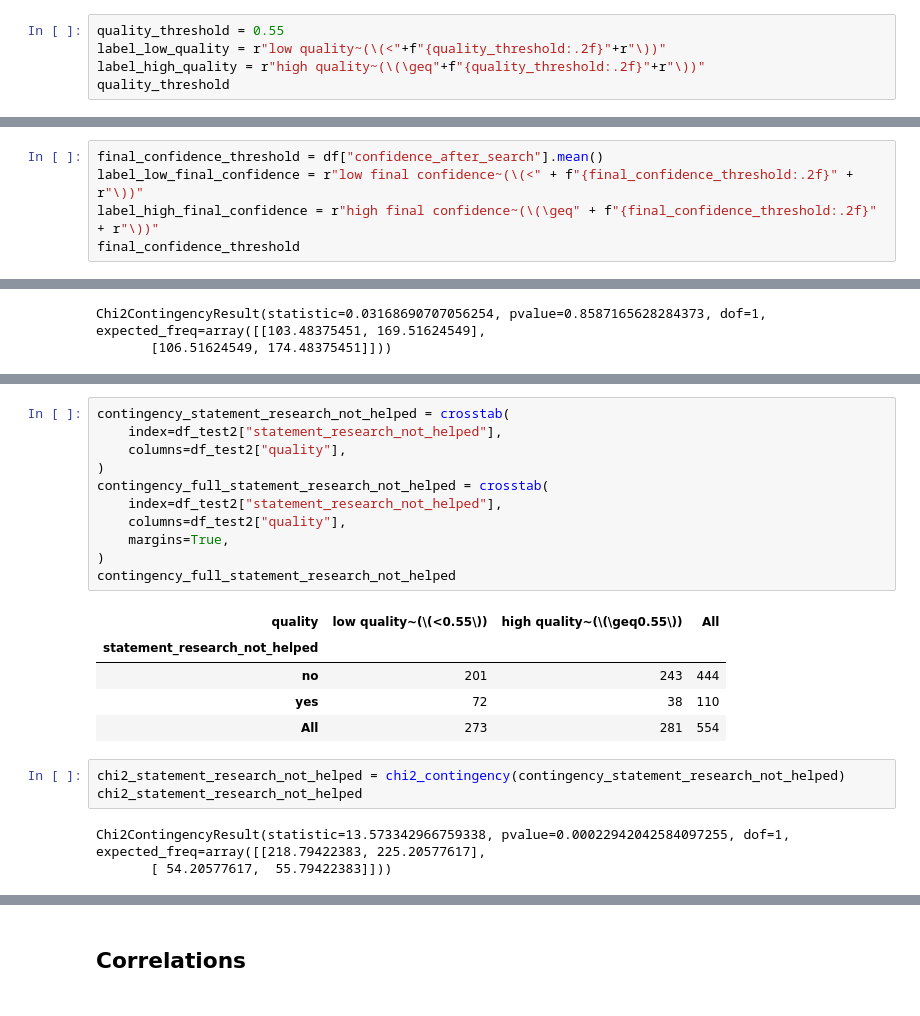
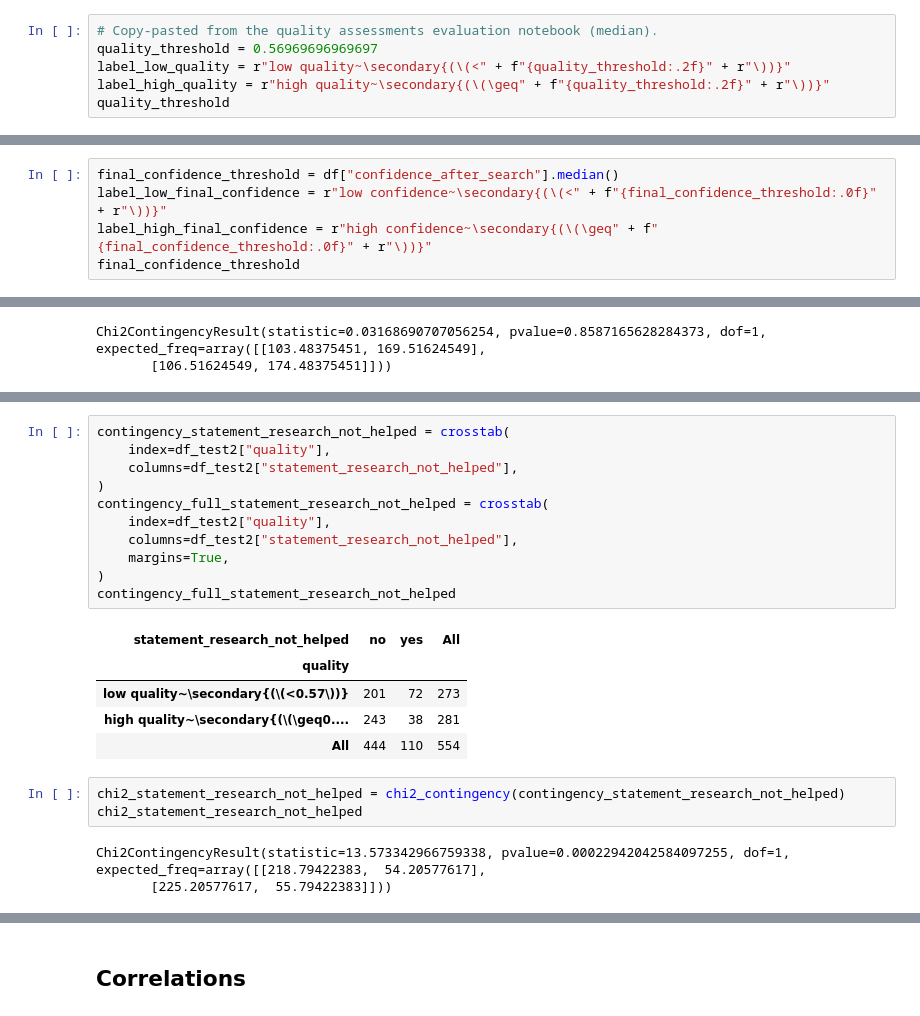
Before and after one commit to webis-de/clef24-search-quality-decision-making, a Jupyter notebook: notebooks/evaluation_user_study.ipynb, the cells around one changed output, grey strips where cells are left out. Drawn from its saved outputs; the diff is of its cells as text.

```diff
--- a/notebooks/evaluation_user_study.ipynb
+++ b/notebooks/evaluation_user_study.ipynb
@@ -467,6 +493,7 @@ plot
 # %%
-quality_threshold = 0.55
-label_low_quality = r"low quality~(\(<"+f"{quality_threshold:.2f}"+r"\))"
-label_high_quality = r"high quality~(\(\geq"+f"{quality_threshold:.2f}"+r"\))"
+# Copy-pasted from the quality assessments evaluation notebook (median).
+quality_threshold = 0.56969696969697
+label_low_quality = r"low quality~\secondary{(\(<" + f"{quality_threshold:.2f}" + r"\))}"
+label_high_quality = r"high quality~\secondary{(\(\geq" + f"{quality_threshold:.2f}" + r"\))}"
 quality_threshold
 # %% [output]
@@ -481,6 +508,6 @@ initial_confidence_threshold
 # %%
-final_confidence_threshold = df["confidence_after_search"].mean()
-label_low_final_confidence = r"low final confidence~(\(<" + f"{final_confidence_threshold:.2f}" + r"\))"
-label_high_final_confidence = r"high final confidence~(\(\geq" + f"{final_confidence_threshold:.2f}" + r"\))"
+final_confidence_threshold = df["confidence_after_search"].median()
+label_low_final_confidence = r"low confidence~\secondary{(\(<" + f"{final_confidence_threshold:.0f}" + r"\))}"
+label_high_final_confidence = r"high confidence~\secondary{(\(\geq" + f"{final_confidence_threshold:.0f}" + r"\))}"
 final_confidence_threshold
 # %% [output]
@@ -1197,25 +1132,25 @@ Chi2ContingencyResult(statistic=16.705117384774475, pvalue=4.366306089184387e-05
 # %%
 contingency_statement_research_not_helped = crosstab(
-    index=df_test2["statement_research_not_helped"],
-    columns=df_test2["quality"],
+    index=df_test2["quality"],
+    columns=df_test2["statement_research_not_helped"],
 )
 contingency_full_statement_research_not_helped = crosstab(
-    index=df_test2["statement_research_not_helped"],
-    columns=df_test2["quality"],
+    index=df_test2["quality"],
+    columns=df_test2["statement_research_not_helped"],
     margins=True,
 )
 contingency_full_statement_research_not_helped
 # %% [output]
-| quality | low quality~(\(<0.55\)) | high quality~(\(\geq0.55\)) | All |
-| statement_research_not_helped |  |  |  |
-| no | 201 | 243 | 444 |
-| yes | 72 | 38 | 110 |
-| All | 273 | 281 | 554 |
+| statement_research_not_helped | no | yes | All |
+| quality |  |  |  |
+| low quality~\secondary{(\(<0.57\))} | 201 | 72 | 273 |
+| high quality~\secondary{(\(\geq0.... | 243 | 38 | 281 |
+| All | 444 | 110 | 554 |
 # %%
 chi2_statement_research_not_helped = chi2_contingency(contingency_statement_research_not_helped)
 chi2_statement_research_not_helped
 # %% [output]
-Chi2ContingencyResult(statistic=13.573342966759338, pvalue=0.00022942042584097255, dof=1, expected_freq=array([[218.79422383, 225.20577617],
-       [ 54.20577617,  55.79422383]]))
+Chi2ContingencyResult(statistic=13.573342966759338, pvalue=0.00022942042584097255, dof=1, expected_freq=array([[218.79422383,  54.20577617],
+       [225.20577617,  55.79422383]]))
 # %%
 contingency_statement_research_learned = crosstab(
```
Also changed, not shown: parts of 57 cells of this notebook.
